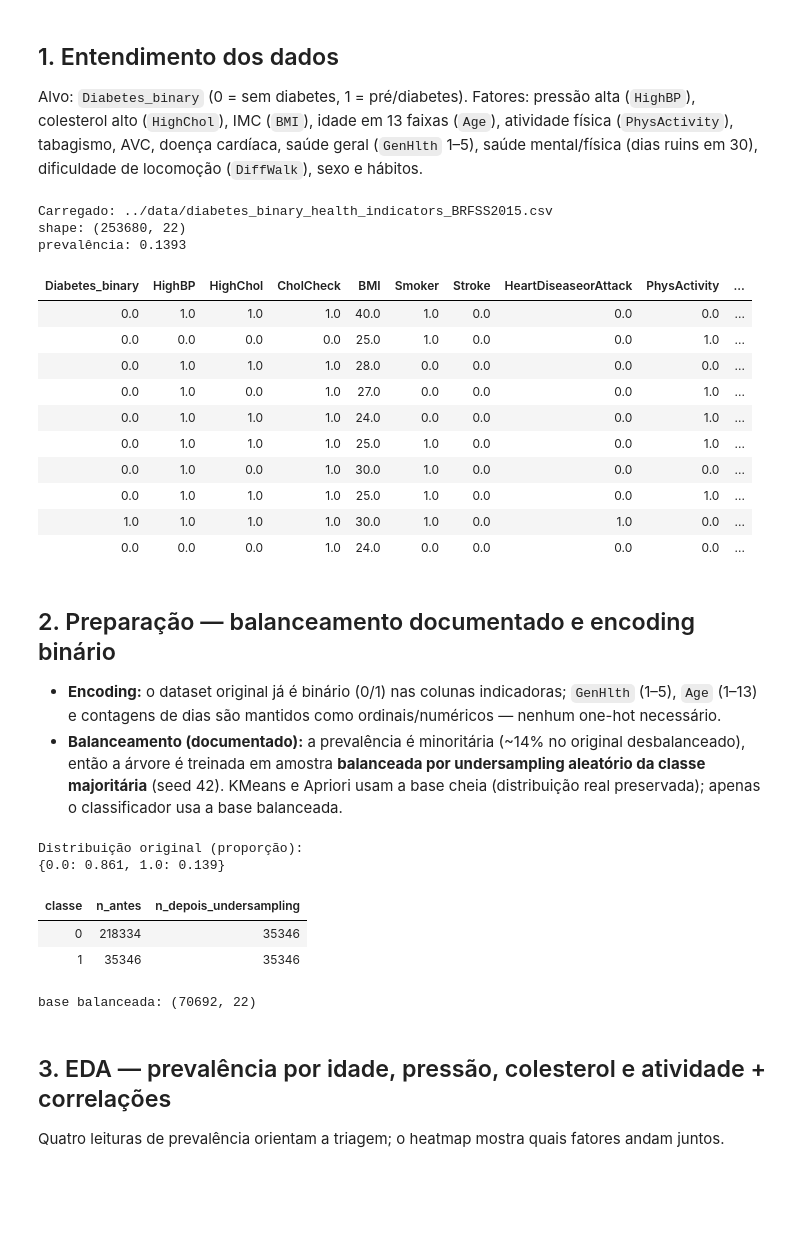
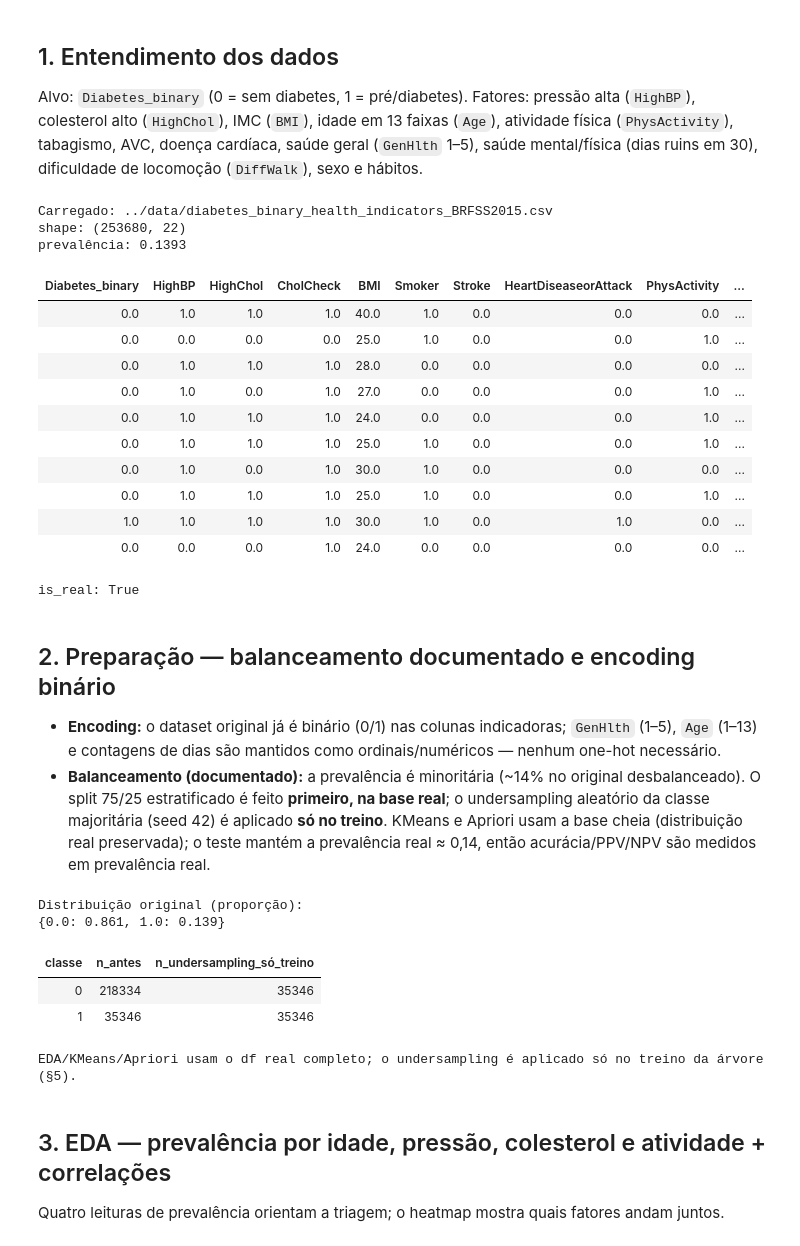
Before and after one commit to EmiyaKiritsugu3/data-minning, a Jupyter notebook: notebooks/02_saude.ipynb, the cells around one changed output. Saved outputs shown, nothing was run; the diff lists cells and outputs as text; code cells hidden in the pictures; blank space fills up the shorter version.

```diff
--- a/notebooks/02_saude.ipynb
+++ b/notebooks/02_saude.ipynb
@@ -44,19 +45,23 @@ tabagismo, AVC, doença cardíaca, saúde geral (`GenHlth` 1–5), saúde mental
 dificuldade de locomoção (`DiffWalk`), sexo e hábitos.
 # %%
 # Original desbalanceado primeiro (prevalência real ~0,14); 5050split só como alternativa.
+DATA = Path("..") / "data"
 CANDIDATES = [
-    "../data/diabetes_binary_health_indicators_BRFSS2015.csv",
-    "../data/diabetes_binary_5050split_health_indicators_BRFSS2015.csv",
+    str(DATA / "diabetes_binary_health_indicators_BRFSS2015.csv"),
+    str(DATA / "diabetes_binary_5050split_health_indicators_BRFSS2015.csv"),
 ]
 df = None
+is_real = False
 for c in CANDIDATES:
     try:
         df = load_csv(c)
         print("Carregado:", c)
+        is_real = True
         break
     except FileNotFoundError:
         continue
 if df is None:
+    is_real = False
     print("Sem data/ local -> fallback SINTÉTICO realista (seed 42, n=5000).")
     print("Comando real: kaggle datasets download alexteboul/diabetes-health-indicators-dataset -p data --unzip")
     n = 5000
@@ -95,6 +100,7 @@ if df is None:
 print("shape:", df.shape)
 print("prevalência:", round(float(df['Diabetes_binary'].mean()), 4))
 display(HTML(df_to_html_table(df, 10)))
+print("is_real:", is_real)
 # %% [output]
 Carregado: ../data/diabetes_binary_health_indicators_BRFSS2015.csv
 shape: (253680, 22)
@@ -110,32 +116,32 @@ prevalência: 0.1393
 | 0.0 | 1.0 | 1.0 | 1.0 | 25.0 | 1.0 | 0.0 | 0.0 | 1.0 | ... |
 | 1.0 | 1.0 | 1.0 | 1.0 | 30.0 | 1.0 | 0.0 | 1.0 | 0.0 | ... |
 | 0.0 | 0.0 | 0.0 | 1.0 | 24.0 | 0.0 | 0.0 | 0.0 | 0.0 | ... |
+is_real: True
 # %% [markdown]
 ## 2. Preparação — balanceamento documentado e encoding binário
 
 - **Encoding:** o dataset original já é binário (0/1) nas colunas indicadoras; `GenHlth` (1–5),
 `Age` (1–13) e contagens de dias são mantidos como ordinais/numéricos — nenhum one-hot necessário.
-- **Balanceamento (documentado):** a prevalência é minoritária (~14% no original desbalanceado), então a árvore é treinada
-em amostra **balanceada por undersampling aleatório da classe majoritária** (seed 42).
-KMeans e Apriori usam a base cheia (distribuição real preservada); apenas o classificador usa a base balanceada.
+- **Balanceamento (documentado):** a prevalência é minoritária (~14% no original desbalanceado). O split 75/25
+estratificado é feito **primeiro, na base real**; o undersampling aleatório da classe majoritária (seed 42) é
+aplicado **só no treino**. KMeans e Apriori usam a base cheia (distribuição real preservada); o teste mantém a
+prevalência real ≈ 0,14, então acurácia/PPV/NPV são medidos em prevalência real.
 # %%
 print("Distribuição original (proporção):")
 print(df["Diabetes_binary"].value_counts(normalize=True).round(3).to_dict())
-df0 = df[df.Diabetes_binary == 0]
-df1 = df[df.Diabetes_binary == 1]
-df0b = df0.sample(len(df1), random_state=42)
-df_bal = pd.concat([df0b, df1]).sample(frac=1, random_state=42).reset_index(drop=True)
-bal = pd.DataFrame({"classe": [0, 1], "n_antes": [len(df0), len(df1)],
-                      "n_depois_undersampling": [len(df0b), len(df1)]})
+n0 = int((df["Diabetes_binary"] == 0).sum())
+n1 = int((df["Diabetes_binary"] == 1).sum())
+bal = pd.DataFrame({"classe": [0, 1], "n_antes": [n0, n1],
+                    "n_undersampling_só_treino": [n1, n1]})
 display(HTML(df_to_html_table(bal)))
-print("base balanceada:", df_bal.shape)
+print("EDA/KMeans/Apriori usam o df real completo; o undersampling é aplicado só no treino da árvore (§5).")
 # %% [output]
 Distribuição original (proporção):
 {0.0: 0.861, 1.0: 0.139}
-| classe | n_antes | n_depois_undersampling |
+| classe | n_antes | n_undersampling_só_treino |
 | 0 | 218334 | 35346 |
 | 1 | 35346 | 35346 |
-base balanceada: (70692, 22)
+EDA/KMeans/Apriori usam o df real completo; o undersampling é aplicado só no treino da árvore (§5).
 # %% [markdown]
 ## 3. EDA — prevalência por idade, pressão, colesterol e atividade + correlações
 
```
Also changed, not shown: parts of 10 cells of this notebook, 3 other files.
